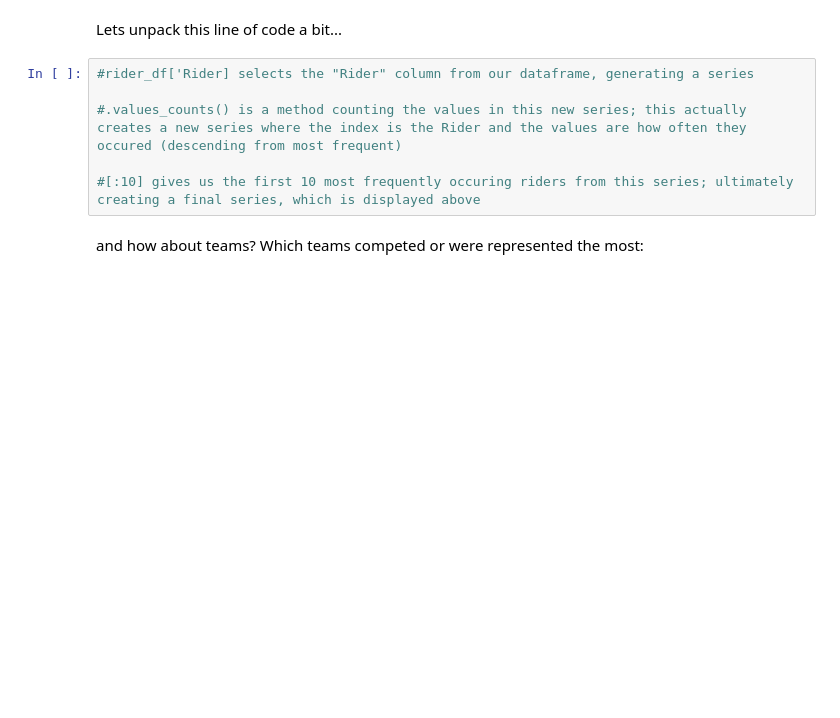
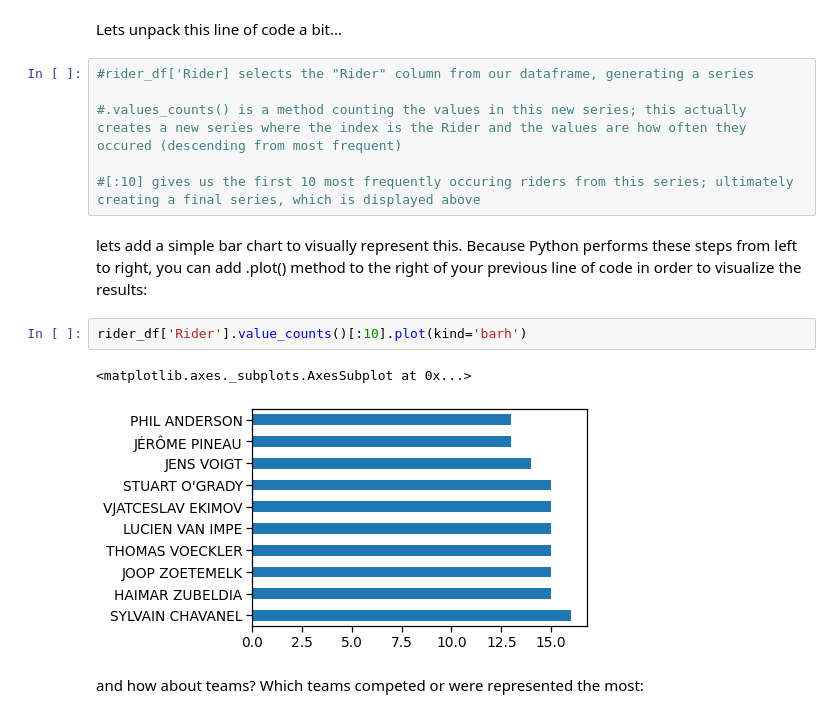
Before and after one commit to wcrowley342/tourdefancedata, a Jupyter notebook: TourDeFranceAnalysis.ipynb, the cells around one changed output. Drawn from its saved outputs; the diff is of its cells as text; blank space fills up the shorter version.

```diff
--- a/TourDeFranceAnalysis.ipynb
+++ b/TourDeFranceAnalysis.ipynb
@@ -148,6 +148,13 @@ Lets unpack this line of code a bit...
 #.values_counts() is a method counting the values in this new series; this actually creates a new series where the index is the Rider and the values are how often they occured (descending from most frequent)
 
 #[:10] gives us the first 10 most frequently occuring riders from this series; ultimately creating a final series, which is displayed above
+# %% [markdown]
+lets add a simple bar chart to visually represent this. Because Python performs these steps from left to right, you can add .plot() method to the right of your previous line of code in order to visualize the results:
+# %%
+rider_df['Rider'].value_counts()[:10].plot(kind='barh')
+# %% [output]
+<matplotlib.axes._subplots.AxesSubplot at 0x...>
+[figure, added]
 # %% [markdown]
 and how about teams? Which teams competed or were represented the most:
 # %%
```
